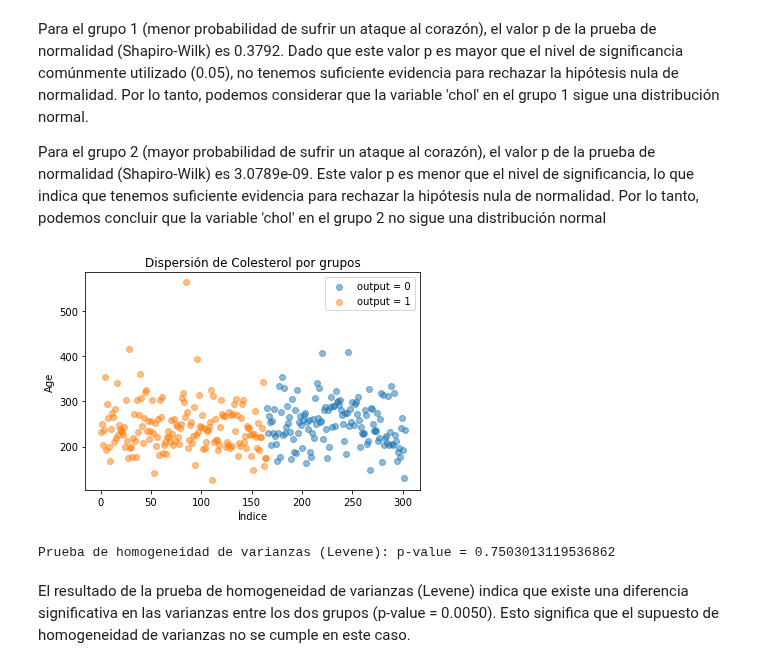
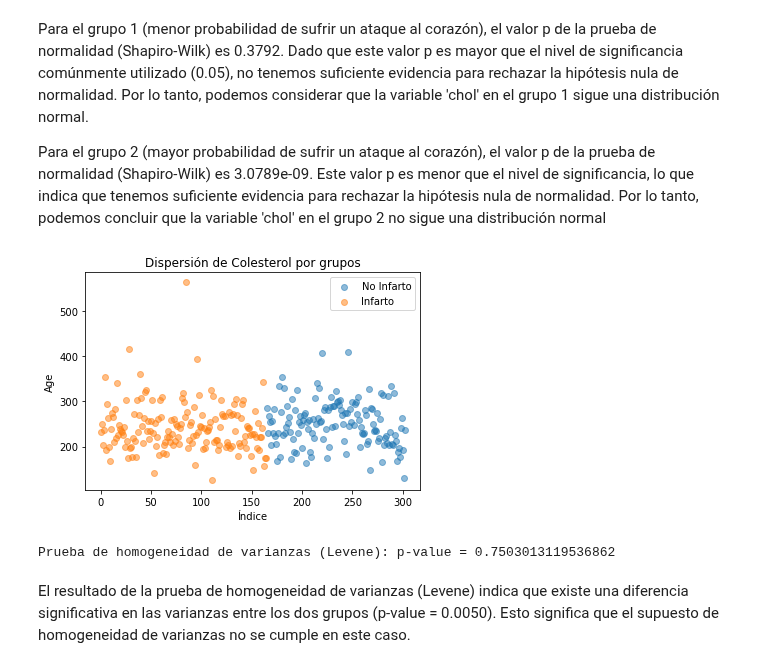
Before and after one commit to OscarTienda/heart-attack-analysis-prection, a Jupyter notebook: code/heart-attack-analysis-prediction.ipynb, the cells around one changed output. Cells and saved outputs as stored; diff of their text form; code cells hidden in the pictures.

```diff
--- a/code/heart-attack-analysis-prediction.ipynb
+++ b/code/heart-attack-analysis-prediction.ipynb
@@ -405,18 +435,18 @@ Para el grupo 2 (mayor probabilidad de sufrir un ataque al corazón), el valor p
 # %%
 # Verificación de homogeneidad de varianzas
 plt.figure()
-plt.scatter(group1.index, group1_chol, alpha=0.5, label='output = 0')
-plt.scatter(group2.index, group2_chol, alpha=0.5, label='output = 1')
+plt.scatter(group1.index, group1_chol, alpha=0.5, label='No Infarto')
+plt.scatter(group2.index, group2_chol, alpha=0.5, label='Infarto')
 plt.xlabel('Índice')
 plt.ylabel('Age')
 plt.title('Dispersión de Colesterol por grupos')
 plt.legend()
 plt.show()
 
 _, p_value = stats.levene(group1_chol, group2_chol)
 print('Prueba de homogeneidad de varianzas (Levene): p-value =', p_value)
 # %% [output]
-[figure, old version]
+[figure, new version]
 Prueba de homogeneidad de varianzas (Levene): p-value = 0.7503013119536862
 # %% [markdown]
 El resultado de la prueba de homogeneidad de varianzas (Levene) indica que existe una diferencia significativa en las varianzas entre los dos grupos (p-value = 0.0050). Esto significa que el supuesto de homogeneidad de varianzas no se cumple en este caso.
```
Also changed, not shown: parts of 28 cells of this notebook.
